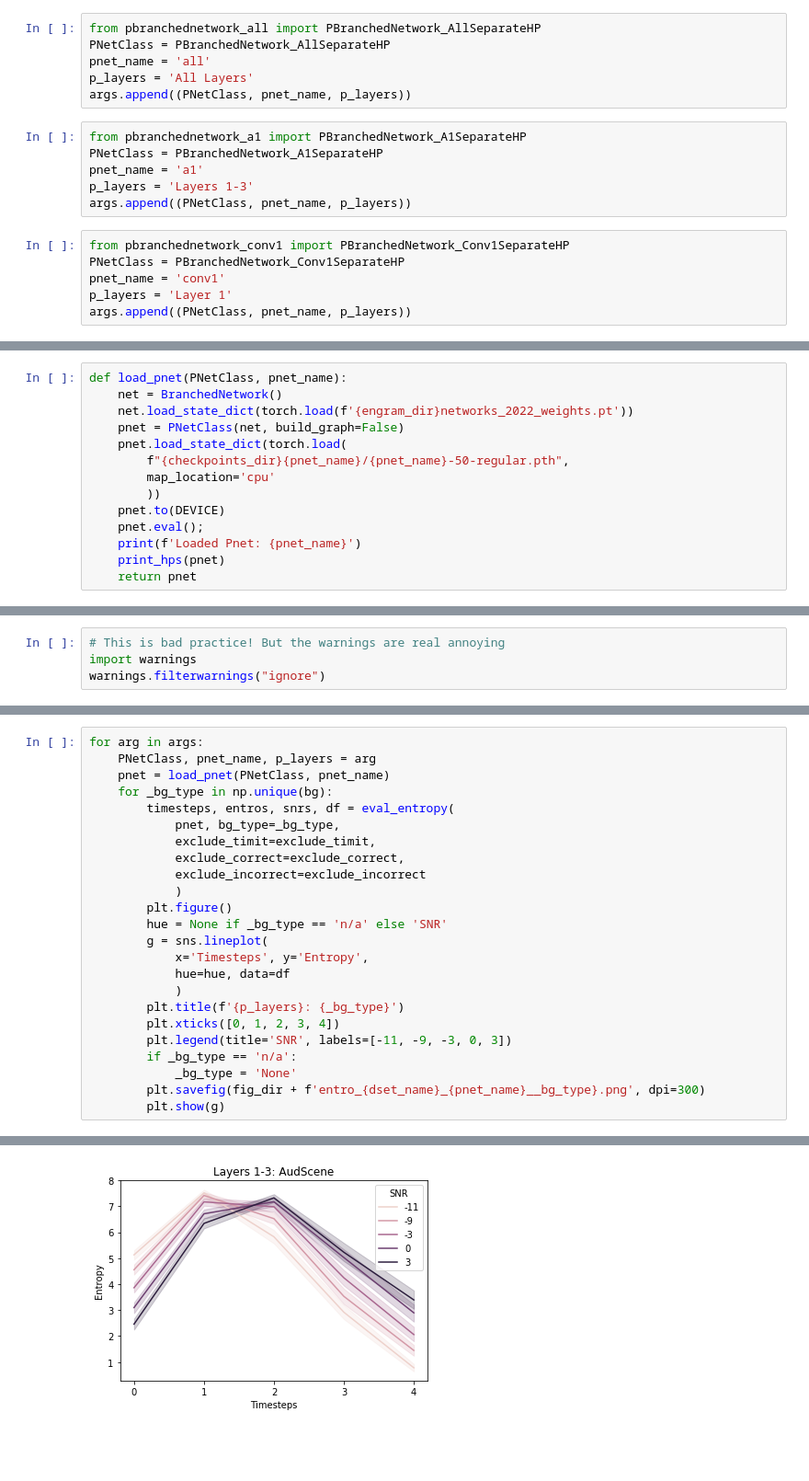
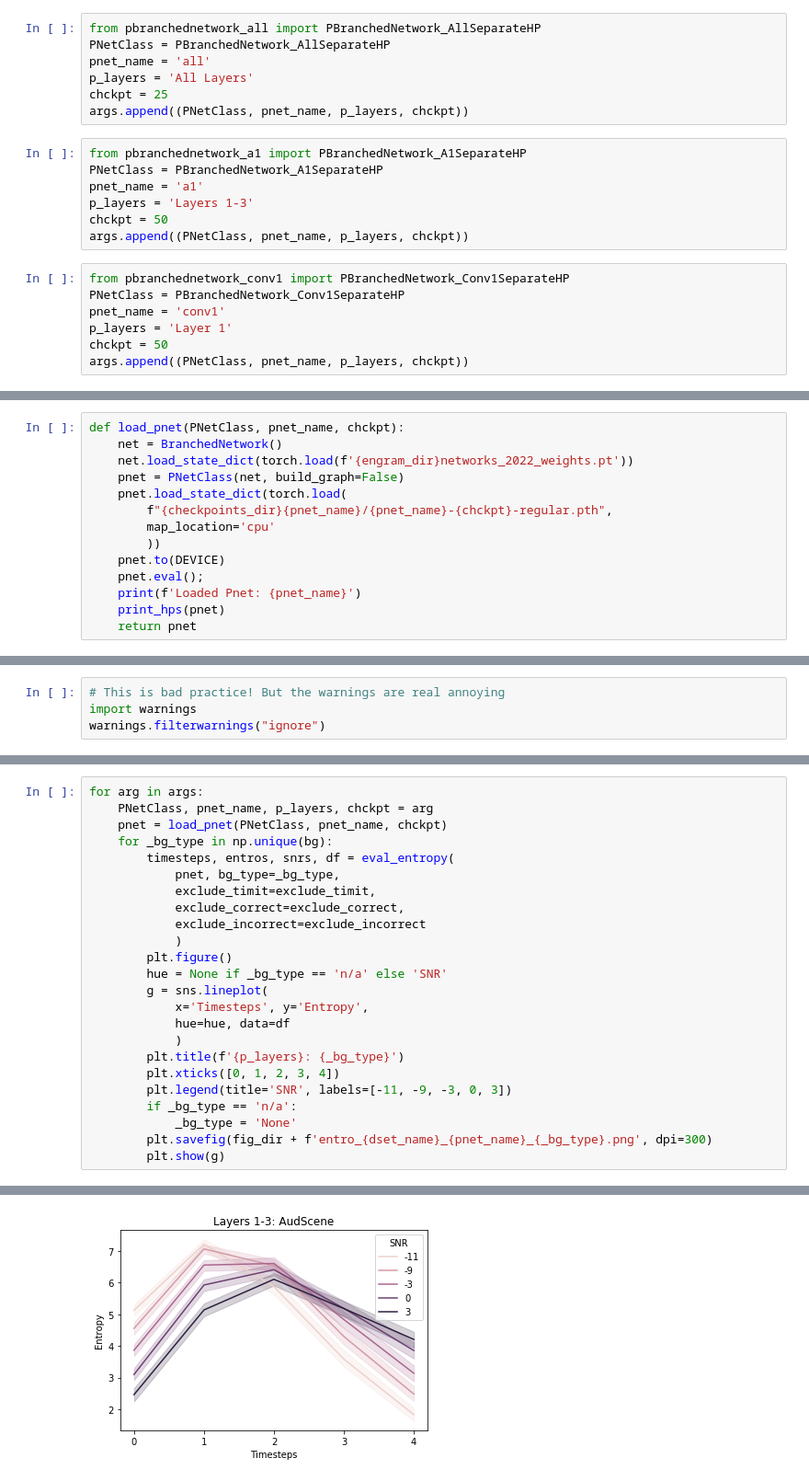
Before and after one commit to chingf/hallucnn, a Jupyter notebook: src/models/08-eval-output-entropy.ipynb, the cells around one changed output, grey strips where cells are left out. Shown at 92% size. Saved outputs shown, nothing was run; the diff lists cells and outputs as text; blank space fills up the shorter version.

```diff
--- a/src/models/08-eval-output-entropy.ipynb
+++ b/src/models/08-eval-output-entropy.ipynb
@@ -28,16 +28,19 @@ from pbranchednetwork_all import PBranchedNetwork_AllSeparateHP
 PNetClass = PBranchedNetwork_AllSeparateHP
 pnet_name = 'all'
 p_layers = 'All Layers'
-args.append((PNetClass, pnet_name, p_layers))
+chckpt = 25
+args.append((PNetClass, pnet_name, p_layers, chckpt))
 # %%
 from pbranchednetwork_a1 import PBranchedNetwork_A1SeparateHP
 PNetClass = PBranchedNetwork_A1SeparateHP
 pnet_name = 'a1'
 p_layers = 'Layers 1-3'
-args.append((PNetClass, pnet_name, p_layers))
+chckpt = 50
+args.append((PNetClass, pnet_name, p_layers, chckpt))
 # %%
 from pbranchednetwork_conv1 import PBranchedNetwork_Conv1SeparateHP
 PNetClass = PBranchedNetwork_Conv1SeparateHP
 pnet_name = 'conv1'
 p_layers = 'Layer 1'
-args.append((PNetClass, pnet_name, p_layers))
+chckpt = 50
+args.append((PNetClass, pnet_name, p_layers, chckpt))
@@ -65,12 +61,12 @@ Device: cuda:0
 # %% [markdown]
 # Helper functions
 # %%
-def load_pnet(PNetClass, pnet_name):
+def load_pnet(PNetClass, pnet_name, chckpt):
     net = BranchedNetwork()
     net.load_state_dict(torch.load(f'{engram_dir}networks_2022_weights.pt'))
     pnet = PNetClass(net, build_graph=False)
     pnet.load_state_dict(torch.load(
-        f"{checkpoints_dir}{pnet_name}/{pnet_name}-50-regular.pth",
+        f"{checkpoints_dir}{pnet_name}/{pnet_name}-{chckpt}-regular.pth",
         map_location='cpu'
         ))
     pnet.to(DEVICE)
@@ -208,7 +209,7 @@ warnings.filterwarnings("ignore")
 # %%
 for arg in args:
-    PNetClass, pnet_name, p_layers = arg
-    pnet = load_pnet(PNetClass, pnet_name)
+    PNetClass, pnet_name, p_layers, chckpt = arg
+    pnet = load_pnet(PNetClass, pnet_name, chckpt)
     for _bg_type in np.unique(bg):
         timesteps, entros, snrs, df = eval_entropy(
             pnet, bg_type=_bg_type,
@@ -227,7 +228,7 @@ for arg in args:
         plt.legend(title='SNR', labels=[-11, -9, -3, 0, 3])
         if _bg_type == 'n/a':
             _bg_type = 'None'
-        plt.savefig(fig_dir + f'entro_{dset_name}_{pnet_name}__bg_type}.png', dpi=300)
+        plt.savefig(fig_dir + f'entro_{dset_name}_{pnet_name}_{_bg_type}.png', dpi=300)
         plt.show(g)
 # %% [output]
 Loaded Pnet: all
@@ -245,5 +246,5 @@ PCoder5 : ffm: 0.300     fbm: 0.300      erm: 0.010
 Loaded Pnet: a1
 PCoder1 : ffm: 0.300     fbm: 0.300      erm: 0.010
 PCoder2 : ffm: 0.300     fbm: 0.300      erm: 0.010
 PCoder3 : ffm: 0.300     fbm: 0.300      erm: 0.010
-[figure, old version]
+[figure, new version]
```
Also changed, not shown: parts of 9 cells of this notebook, 25 other files.
